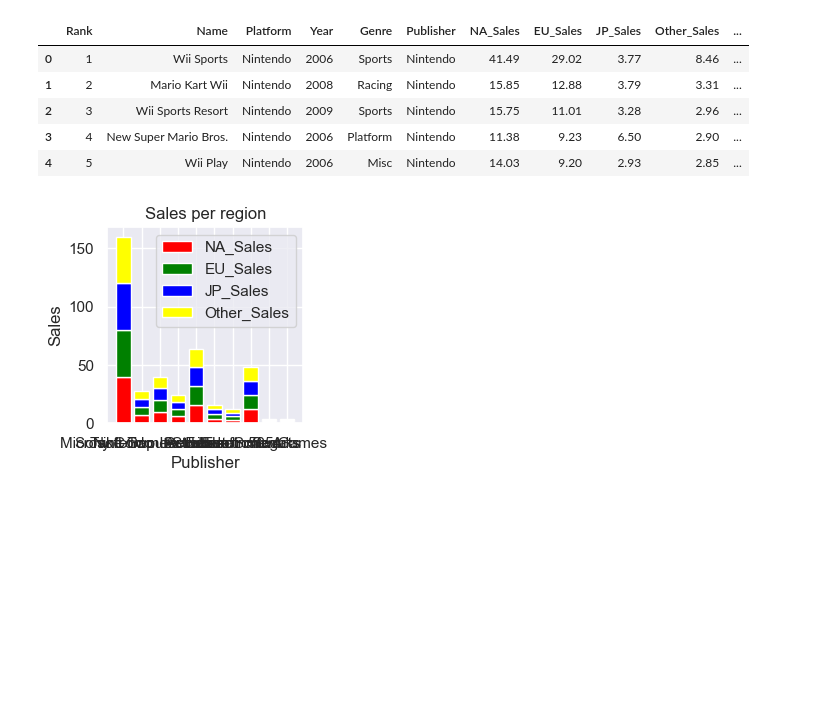
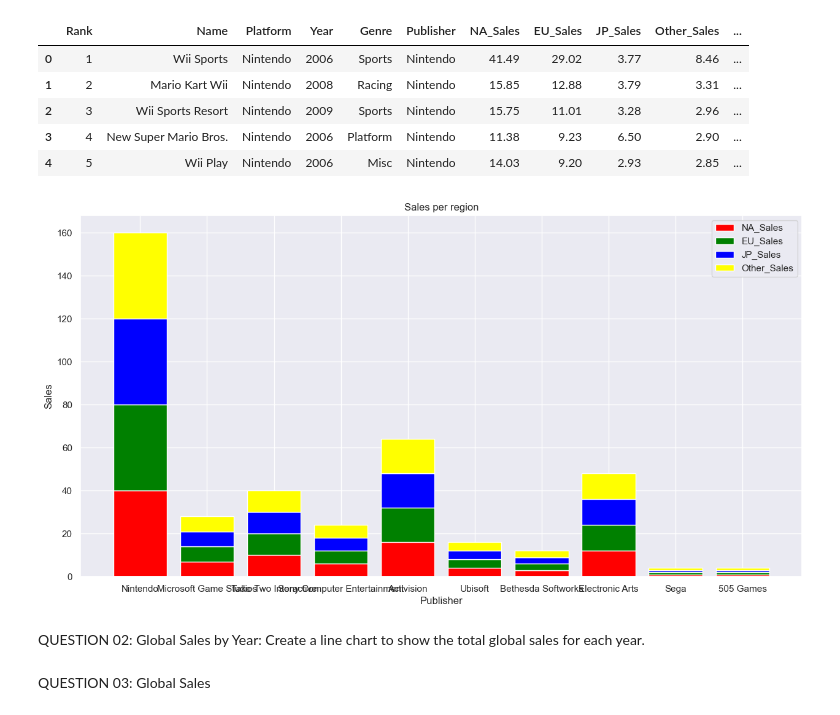
Before and after one commit to 3Grey6Jedi9/Data-Analysis-Project-06, a Jupyter notebook: Video Game Sales.ipynb, the cells around one changed output. Saved outputs shown, nothing was run; the diff lists cells and outputs as text; code cells hidden in the pictures; blank space fills up the shorter version.

```diff
--- a/Video Game Sales.ipynb
+++ b/Video Game Sales.ipynb
@@ -28,31 +29,39 @@ JP_Sales = []
 Other_Sales = []
 for p in Publishers:
     ps = video_game[video_game['Publisher'] == p]
     NA_Sales.append(len(ps['NA_Sales']))
     EU_Sales.append(len(ps['NA_Sales']))
     JP_Sales.append(len(ps['NA_Sales']))
     Other_Sales.append(len(ps['NA_Sales']))
 labels = []
 for p in Publishers:
     labels.append(p)
 
 NA_Sales = np.array(NA_Sales)
 EU_Sales = np.array(EU_Sales)
 JP_Sales = np.array(JP_Sales)
 Other_Sales = np.array(Other_Sales)
 labels = np.array(labels)
 
+fig = plt.figure(figsize=(12,6))
+
 plt.bar(labels, NA_Sales, color='red')
 plt.bar(labels, EU_Sales, bottom=NA_Sales, color='green')
 plt.bar(labels, JP_Sales, bottom=NA_Sales+EU_Sales, color='blue')
 plt.bar(labels, Other_Sales, bottom=NA_Sales+EU_Sales+JP_Sales, color='yellow')
+
+
 
 plt.xlabel('Publisher')
 plt.ylabel('Sales')
 plt.legend(['NA_Sales', 'EU_Sales', 'JP_Sales', 'Other_Sales'])
 plt.title("Sales per region")
 
 
 plt.show()
 # %% [output]
-[figure, old version]
+[figure, new version]
+# %% [markdown]
+QUESTION 02: Global Sales by Year: Create a line chart to show the total global sales for each year.
+# %% [markdown]
+QUESTION 03: Global Sales
```
Also changed, not shown: parts of 1 cell of this notebook.
